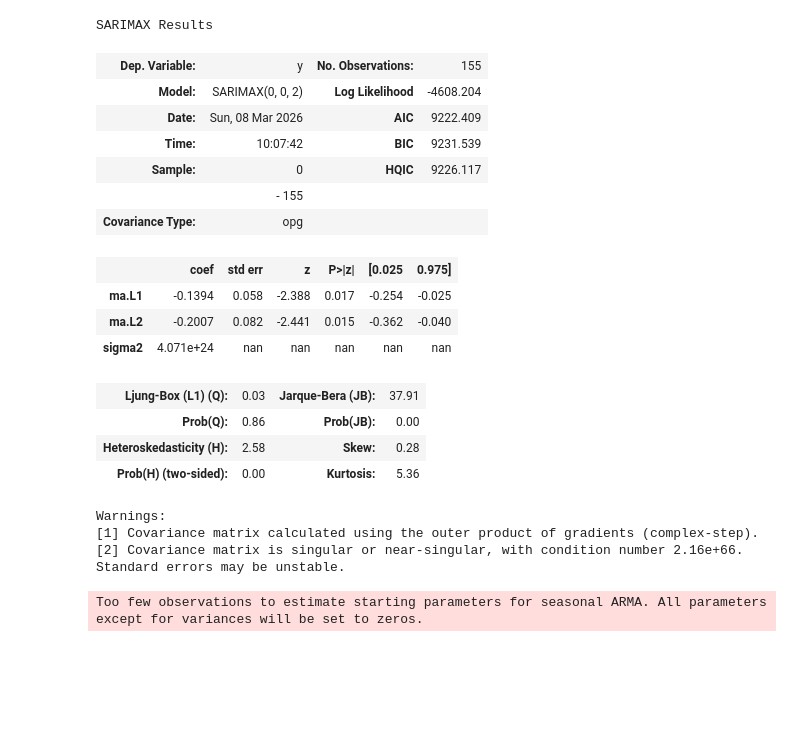
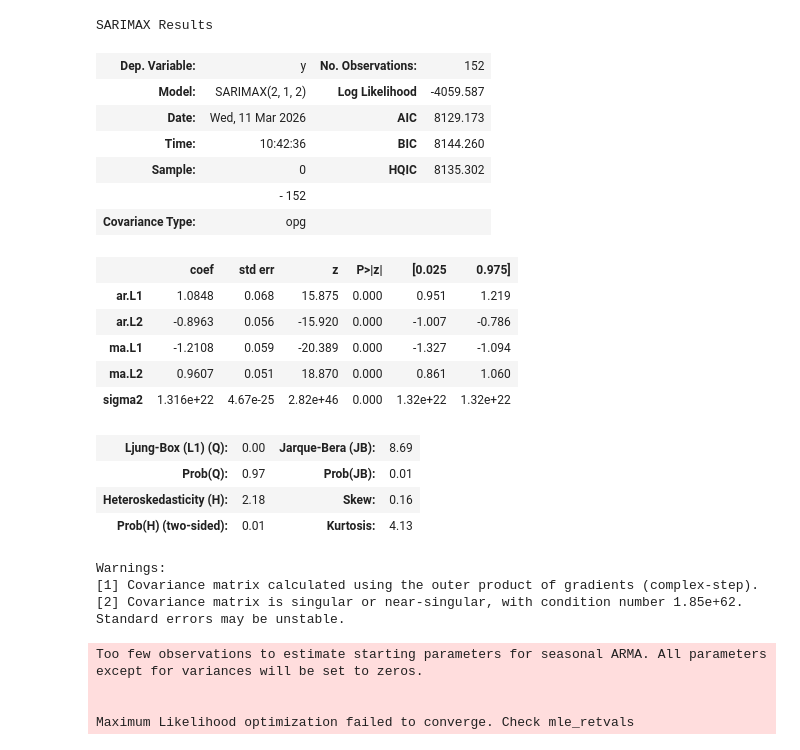
Before and after one commit to Erdos-Projects/spring-2026-busy-airports, a Jupyter notebook: notebooks/model_evaluation.ipynb, the cells around one changed output. Saved outputs shown, nothing was run; the diff lists cells and outputs as text; code cells hidden in the pictures; blank space fills up the shorter version.

Commit message:
model evaluations notbook update

```diff
--- a/notebooks/model_evaluation.ipynb
+++ b/notebooks/model_evaluation.ipynb
@@ -61,21 +46,21 @@ def plot_passenger_volumes(df: pd.DataFrame,
     return fig.show()
 
 
+data_proc["total_passenger_throughput_diff"] = data_proc["total_passenger_throughput"].diff()
 plot_passenger_volumes(df=data_proc, x='datetime', y='total_passenger_throughput', airport=airport)
 # %%
 # Make the data stationary
 data_proc['passengers_boxcox'], lam = boxcox(data_proc['total_passenger_throughput'])
-data_proc["passenger_diff"] = data_proc["passengers_boxcox"].diff()
+data_proc["passengers_boxcox_diff"] = data_proc["passengers_boxcox"].diff()
 data_proc.dropna(inplace=True)
 
+data_proc['passengers_log'] = np.log(data_proc['total_passenger_throughput'])
+data_proc['passengers_log_diff'] = data_proc['passengers_log'].diff()
+
+data_proc['total_passenger_throughput_diff'] = data_proc['total_passenger_throughput'].diff()
+
 # Plot the stationary passenger data
-plot_passenger_volumes(df=data_proc,x='datetime', y='passenger_diff',airport=airport)
+plot_passenger_volumes(df=data_proc,x='datetime', y='total_passenger_throughput_diff',airport=airport)
-# %%
-data_proc['diff_bc_og'] = data_proc['total_passenger_throughput'] - data_proc["passenger_diff"]
-data_proc['ratio_bc_og'] = data_proc['total_passenger_throughput']/data_proc["passenger_diff"]
-
-
-plot_passenger_volumes(df=data_proc,x='datetime', y='ratio_bc_og',airport=airport)
 # %%
 # Import packages
 import matplotlib.pyplot as plt
@@ -95,7 +80,7 @@ plt.show()
 # %%
 from pmdarima import auto_arima
 
-model = auto_arima(data_proc['passenger_diff'],
+model = auto_arima(data_proc['passengers_boxcox'],
                    seasonal=True,
                    stepwise=True,
                    trace=True,
@@ -125,42 +107,47 @@ Total fit time: 0.251 seconds
 SARIMAX Results
-| Dep. Variable: | y | No. Observations: | 155 |
-| Model: | SARIMAX(0, 0, 2) | Log Likelihood | -4608.204 |
-| Date: | Sun, 08 Mar 2026 | AIC | 9222.409 |
-| Time: | 10:07:42 | BIC | 9231.539 |
-| Sample: | 0 | HQIC | 9226.117 |
-|  | - 155 |  |  |
+| Dep. Variable: | y | No. Observations: | 152 |
+| Model: | SARIMAX(2, 1, 2) | Log Likelihood | -4059.587 |
+| Date: | Wed, 11 Mar 2026 | AIC | 8129.173 |
+| Time: | 10:42:36 | BIC | 8144.260 |
+| Sample: | 0 | HQIC | 8135.302 |
+|  | - 152 |  |  |
 | Covariance Type: | opg |  |  |
 |  | coef | std err | z | P>|z| | [0.025 | 0.975] |
-| ma.L1 | -0.1394 | 0.058 | -2.388 | 0.017 | -0.254 | -0.025 |
-| ma.L2 | -0.2007 | 0.082 | -2.441 | 0.015 | -0.362 | -0.040 |
-| sigma2 | 4.071e+24 | nan | nan | nan | nan | nan |
+| ar.L1 | 1.0848 | 0.068 | 15.875 | 0.000 | 0.951 | 1.219 |
+| ar.L2 | -0.8963 | 0.056 | -15.920 | 0.000 | -1.007 | -0.786 |
+| ma.L1 | -1.2108 | 0.059 | -20.389 | 0.000 | -1.327 | -1.094 |
+| ma.L2 | 0.9607 | 0.051 | 18.870 | 0.000 | 0.861 | 1.060 |
+| sigma2 | 1.316e+22 | 4.67e-25 | 2.82e+46 | 0.000 | 1.32e+22 | 1.32e+22 |
-| Ljung-Box (L1) (Q): | 0.03 | Jarque-Bera (JB): | 37.91 |
-| Prob(Q): | 0.86 | Prob(JB): | 0.00 |
-| Heteroskedasticity (H): | 2.58 | Skew: | 0.28 |
-| Prob(H) (two-sided): | 0.00 | Kurtosis: | 5.36 |
+| Ljung-Box (L1) (Q): | 0.00 | Jarque-Bera (JB): | 8.69 |
+| Prob(Q): | 0.97 | Prob(JB): | 0.01 |
+| Heteroskedasticity (H): | 2.18 | Skew: | 0.16 |
+| Prob(H) (two-sided): | 0.01 | Kurtosis: | 4.13 |
 Warnings:
 [1] Covariance matrix calculated using the outer product of gradients (complex-step).
-[2] Covariance matrix is singular or near-singular, with condition number 2.16e+66. Standard errors may be unstable.
+[2] Covariance matrix is singular or near-singular, with condition number 1.85e+62. Standard errors may be unstable.
 # %%
 # Import packages
 from scipy.special import inv_boxcox
 from statsmodels.tsa.arima.model import ARIMA
 
 # Split train and test
-train = data_proc.iloc[:-int(len(data_proc) * 0.3)]
-test = data_proc.iloc[-int(len(data_proc) * 0.3):]
+train = data_proc.iloc[:-int(len(data_proc) * 0.25)]
+test = data_proc.iloc[-int(len(data_proc) * 0.25):]
 
 # Build ARIMA model
 #model = ARIMA(train['passengers_boxcox'], order=(1, 0, 0),
 #              seasonal_order=(1, 1, 1, 52)).fit()
 #ARIMA(0,1,0)(0,0,0)[0]
 #SARIMAX(p, d, q)x(P, D, Q, s)
-model = ARIMA(train['passengers_boxcox'], order=(0,0,2),
+model = ARIMA(train['passengers_boxcox'], order=(2,1,2),
               seasonal_order=(1, 1, 1, 52)).fit()
 boxcox_forecasts = model.forecast(len(test))
 forecasts = inv_boxcox(boxcox_forecasts, lam)
 # %% [output]
 Too few observations to estimate starting parameters for seasonal ARMA. All parameters except for variances will be set to zeros.
+
+
+Maximum Likelihood optimization failed to converge. Check mle_retvals
 # %%
 # Import packages
 import plotly.graph_objects as go
```
Also changed, not shown: parts of 3 cells of this notebook.
